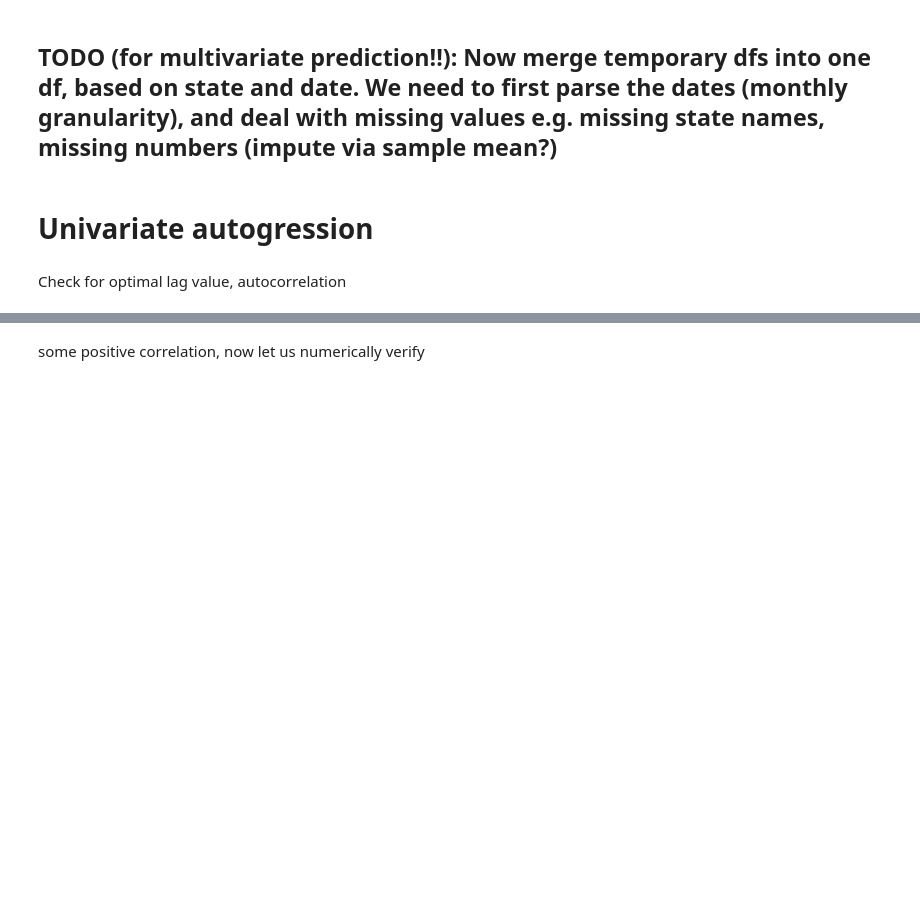
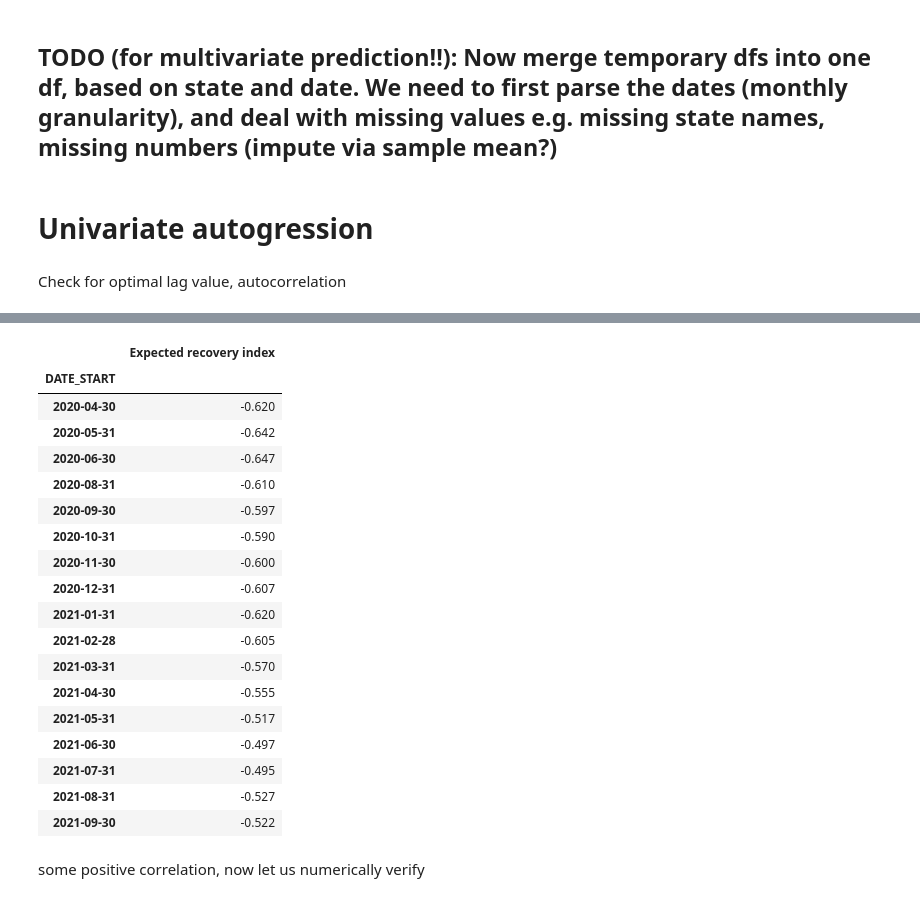
Before and after one commit to elizabethyoo/team_9, a Jupyter notebook: time_series.ipynb, the cells around one changed output, grey strips where cells are left out. Cells and saved outputs as stored; diff of their text form; code cells hidden in the pictures; blank space fills up the shorter version.

```diff
--- a/time_series.ipynb
+++ b/time_series.ipynb
@@ -164,3 +169,25 @@ pyplot.show()
+# %%
+series
+# %% [output]
+|  | Expected recovery index |
+| DATE_START |  |
+| 2020-04-30 | -0.620 |
+| 2020-05-31 | -0.642 |
+| 2020-06-30 | -0.647 |
+| 2020-08-31 | -0.610 |
+| 2020-09-30 | -0.597 |
+| 2020-10-31 | -0.590 |
+| 2020-11-30 | -0.600 |
+| 2020-12-31 | -0.607 |
+| 2021-01-31 | -0.620 |
+| 2021-02-28 | -0.605 |
+| 2021-03-31 | -0.570 |
+| 2021-04-30 | -0.555 |
+| 2021-05-31 | -0.517 |
+| 2021-06-30 | -0.497 |
+| 2021-07-31 | -0.495 |
+| 2021-08-31 | -0.527 |
+| 2021-09-30 | -0.522 |
 # %% [markdown]
  some positive correlation, now let us numerically verify
 # %%
```
Also changed, not shown: parts of 16 cells of this notebook.
